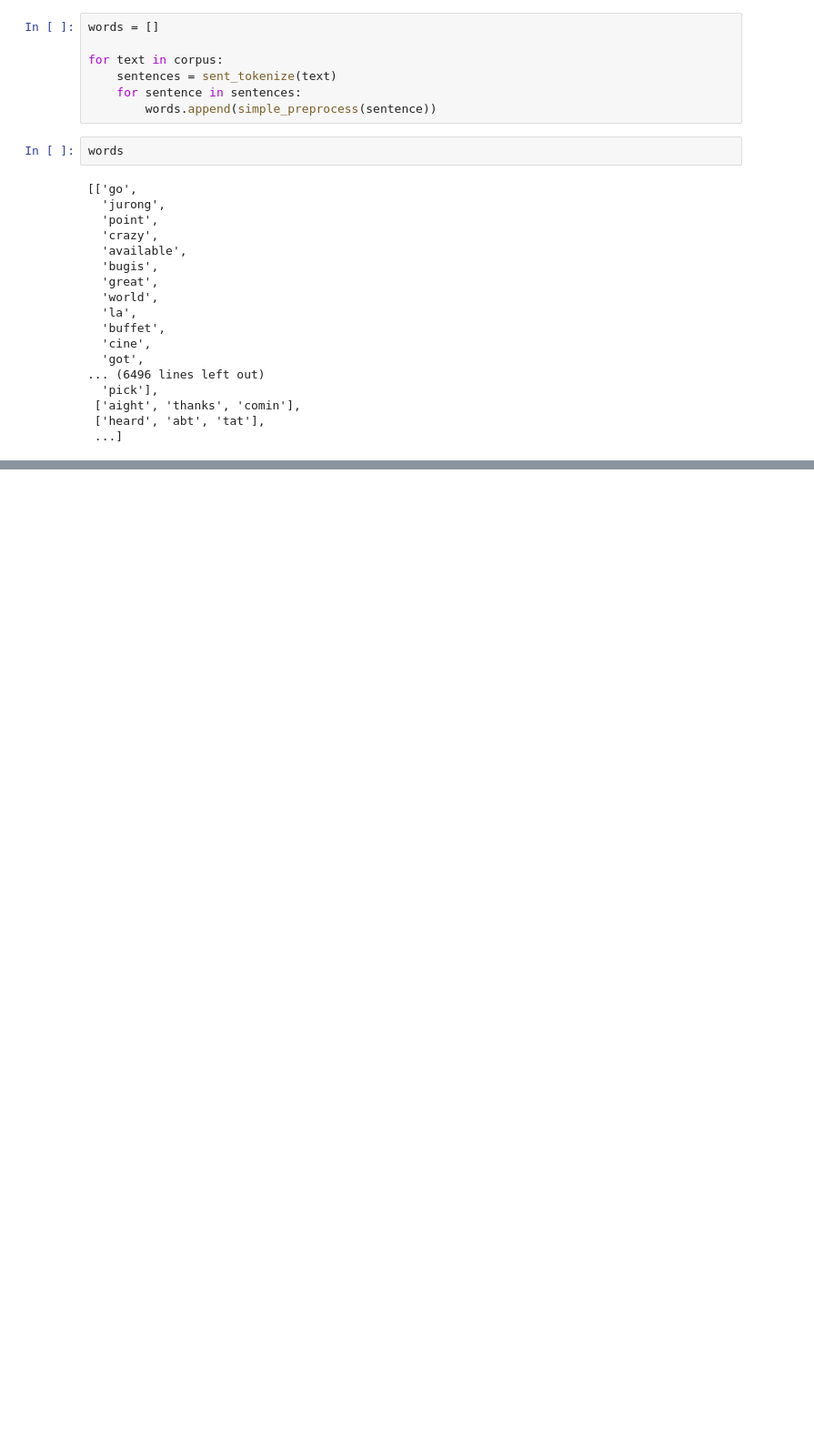
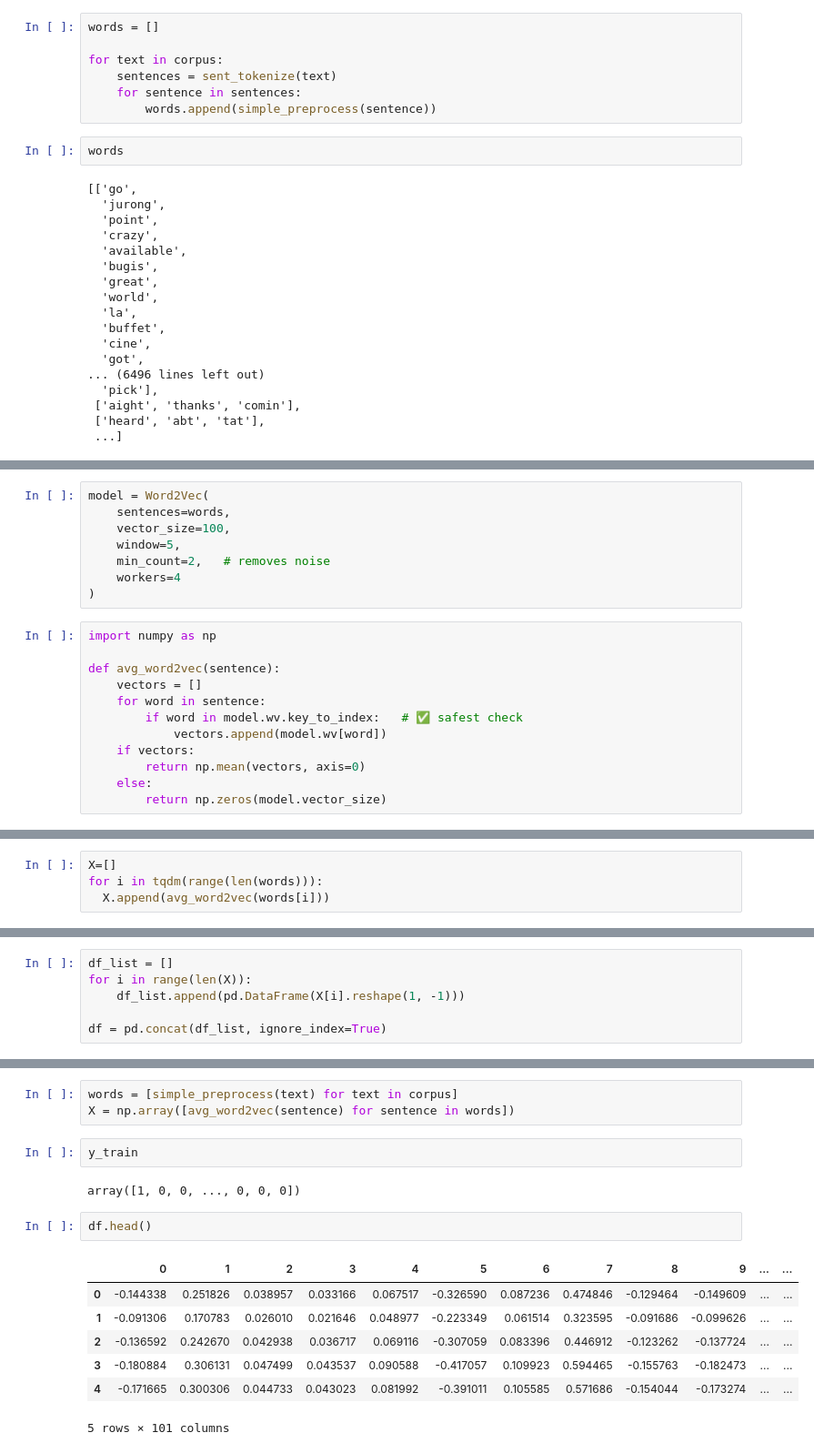
Before and after one commit to tasnim-shamsuddin/NLP, a Jupyter notebook: word2vec.ipynb, the cells around one changed output, grey strips where cells are left out. Shown at 91% size. Cells and saved outputs as stored; diff of their text form; blank space fills up the shorter version.

```diff
--- a/word2vec.ipynb
+++ b/word2vec.ipynb
@@ -153,0 +242,20 @@ words
+# %%
+model = Word2Vec(
+    sentences=words,
+    vector_size=100,
+    window=5,
+    min_count=2,   # removes noise
+    workers=4
+)
+# %%
+import numpy as np
+
+def avg_word2vec(sentence):
+    vectors = []
+    for word in sentence:
+        if word in model.wv.key_to_index:   # ✅ safest check
+            vectors.append(model.wv[word])
+    if vectors:
+        return np.mean(vectors, axis=0)
+    else:
+        return np.zeros(model.vector_size)
@@ -153,0 +269,4 @@ words
+# %%
+X=[]
+for i in tqdm(range(len(words))):
+  X.append(avg_word2vec(words[i]))
@@ -153,0 +293,6 @@ words
+# %%
+df_list = []
+for i in range(len(X)):
+    df_list.append(pd.DataFrame(X[i].reshape(1, -1)))
+
+df = pd.concat(df_list, ignore_index=True)
@@ -153,0 +318,17 @@ words
+# %%
+words = [simple_preprocess(text) for text in corpus]
+X = np.array([avg_word2vec(sentence) for sentence in words])
+# %%
+y_train
+# %% [output]
+array([1, 0, 0, ..., 0, 0, 0])
+# %%
+df.head()
+# %% [output]
+|  | 0 | 1 | 2 | 3 | 4 | 5 | 6 | 7 | 8 | 9 | ... | ... |
+| 0 | -0.144338 | 0.251826 | 0.038957 | 0.033166 | 0.067517 | -0.326590 | 0.087236 | 0.474846 | -0.129464 | -0.149609 | ... | ... |
+| 1 | -0.091306 | 0.170783 | 0.026010 | 0.021646 | 0.048977 | -0.223349 | 0.061514 | 0.323595 | -0.091686 | -0.099626 | ... | ... |
+| 2 | -0.136592 | 0.242670 | 0.042938 | 0.036717 | 0.069116 | -0.307059 | 0.083396 | 0.446912 | -0.123262 | -0.137724 | ... | ... |
+| 3 | -0.180884 | 0.306131 | 0.047499 | 0.043537 | 0.090588 | -0.417057 | 0.109923 | 0.594465 | -0.155763 | -0.182473 | ... | ... |
+| 4 | -0.171665 | 0.300306 | 0.044733 | 0.043023 | 0.081992 | -0.391011 | 0.105585 | 0.571686 | -0.154044 | -0.173274 | ... | ... |
+5 rows × 101 columns
```
Also changed, not shown: parts of 32 cells of this notebook.
